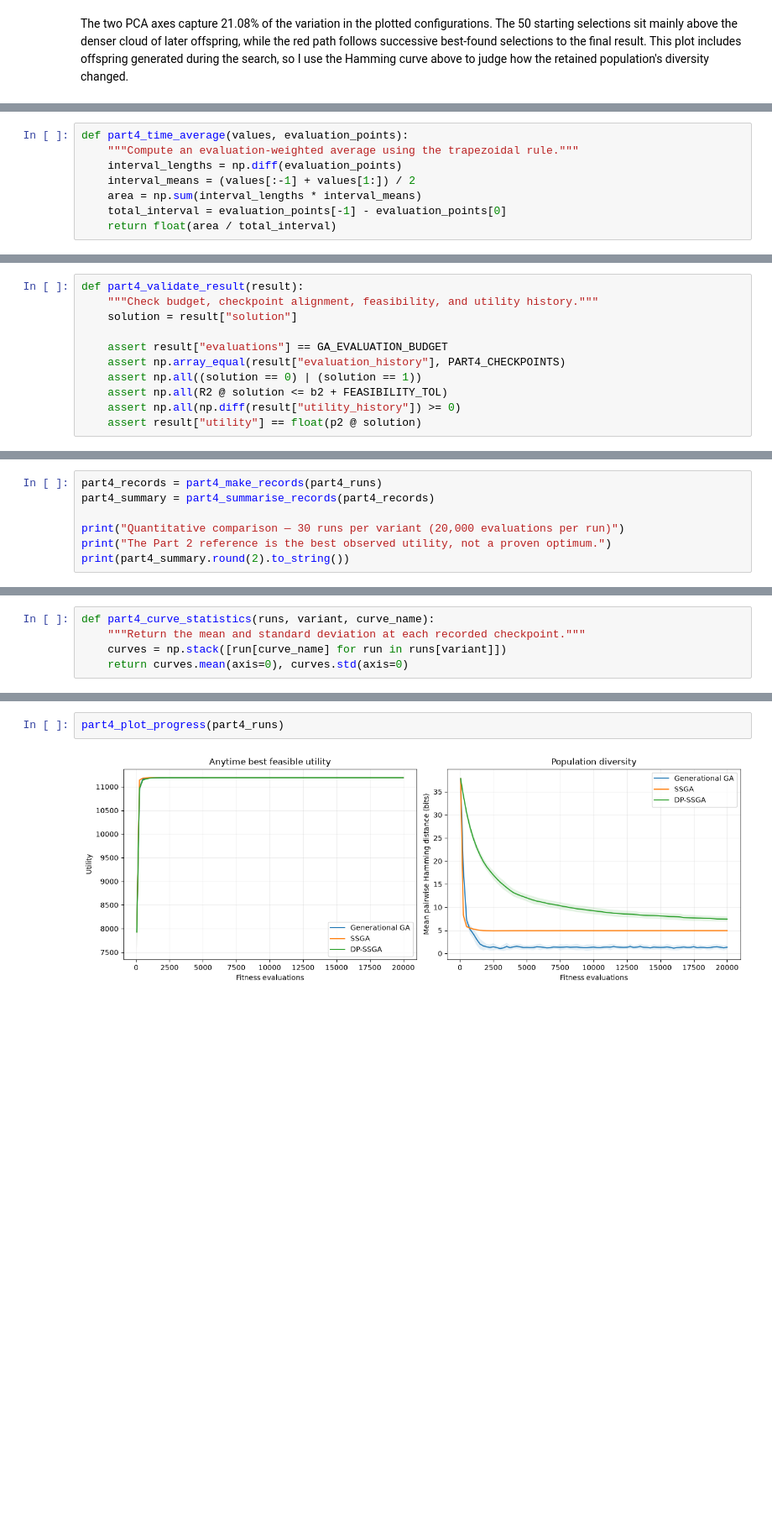
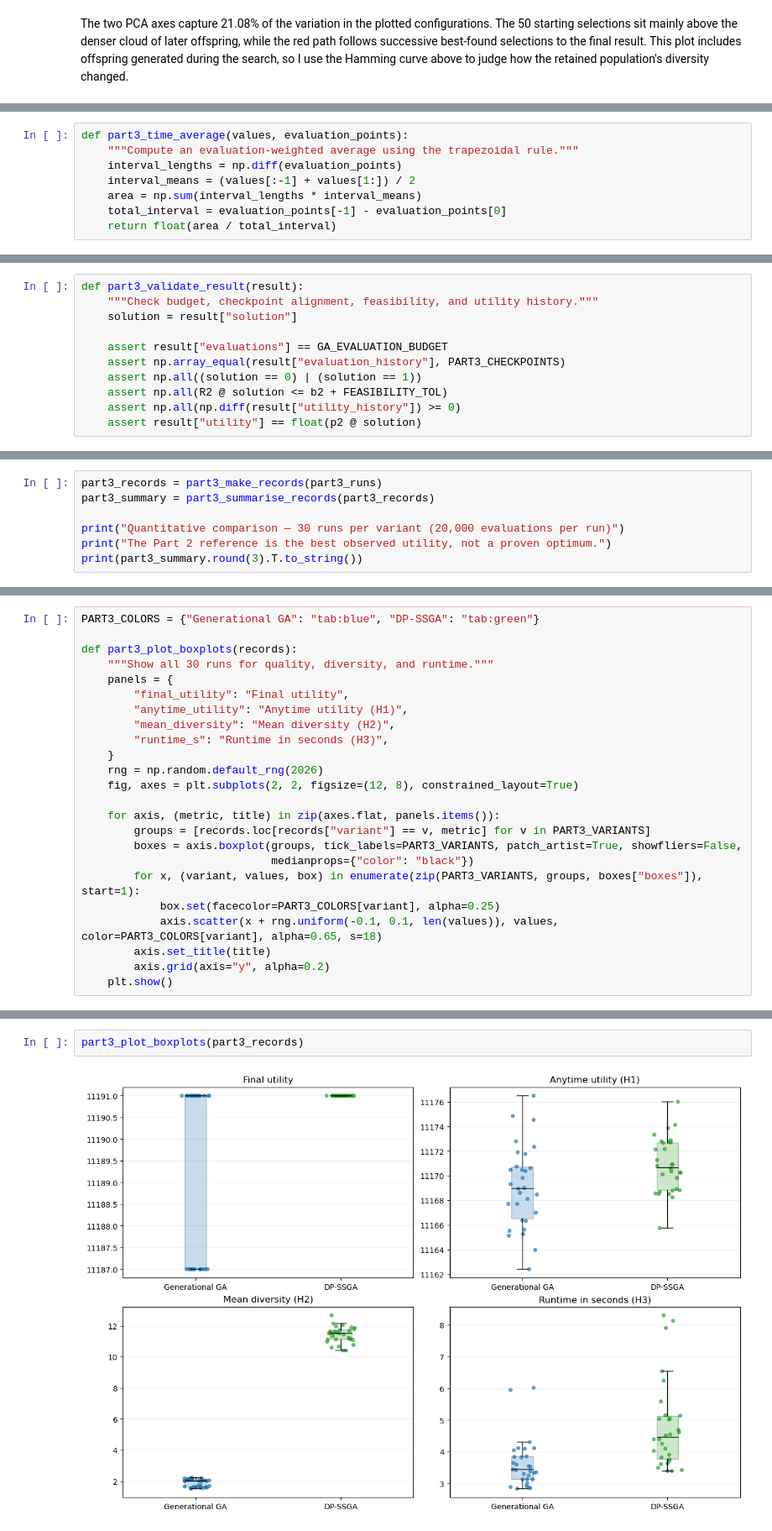
Before and after one commit to CuongMe/CSCU9YE-Artificial-Intelligence-30065980, a Jupyter notebook: 30065980_CSCU9YE_Assignment.ipynb, the cells around one changed output, grey strips where cells are left out. Shown at 84% size. Cells and saved outputs as stored; diff of their text form; blank space fills up the shorter version.

```diff
--- a/30065980_CSCU9YE_Assignment.ipynb
+++ b/30065980_CSCU9YE_Assignment.ipynb
@@ -1440,5 +1418,5 @@ Within the main while loop, two conditional branches distinguish the variant bei
 # %%
-def part4_time_average(values, evaluation_points):
+def part3_time_average(values, evaluation_points):
     """Compute an evaluation-weighted average using the trapezoidal rule."""
     interval_lengths = np.diff(evaluation_points)
     interval_means = (values[:-1] + values[1:]) / 2
@@ -1452,10 +1430,10 @@ Then, part4_time_average() function supports Hypothesis 1 (H1) by measuring how
 # %%
-def part4_validate_result(result):
+def part3_validate_result(result):
     """Check budget, checkpoint alignment, feasibility, and utility history."""
     solution = result["solution"]
 
     assert result["evaluations"] == GA_EVALUATION_BUDGET
-    assert np.array_equal(result["evaluation_history"], PART4_CHECKPOINTS)
+    assert np.array_equal(result["evaluation_history"], PART3_CHECKPOINTS)
     assert np.all((solution == 0) | (solution == 1))
     assert np.all(R2 @ solution <= b2 + FEASIBILITY_TOL)
     assert np.all(np.diff(result["utility_history"]) >= 0)
@@ -1560,10 +1547,10 @@ def part4_summarise_records(records):
 # %%
-part4_records = part4_make_records(part4_runs)
-part4_summary = part4_summarise_records(part4_records)
+part3_records = part3_make_records(part3_runs)
+part3_summary = part3_summarise_records(part3_records)
 
 print("Quantitative comparison — 30 runs per variant (20,000 evaluations per run)")
 print("The Part 2 reference is the best observed utility, not a proven optimum.")
-print(part4_summary.round(2).to_string())
+print(part3_summary.round(3).T.to_string())
 # %% [output]
 Quantitative comparison — 30 runs per variant (20,000 evaluations per run)
 The Part 2 reference is the best observed utility, not a proven optimum.
@@ -1577,5 +1586,24 @@ DP-SSGA            30    11191.00       0.00     11191.0      11170.87
 # %%
-def part4_curve_statistics(runs, variant, curve_name):
-    """Return the mean and standard deviation at each recorded checkpoint."""
-    curves = np.stack([run[curve_name] for run in runs[variant]])
-    return curves.mean(axis=0), curves.std(axis=0)
+PART3_COLORS = {"Generational GA": "tab:blue", "DP-SSGA": "tab:green"}
+
+def part3_plot_boxplots(records):
+    """Show all 30 runs for quality, diversity, and runtime."""
+    panels = {
+        "final_utility": "Final utility",
+        "anytime_utility": "Anytime utility (H1)",
+        "mean_diversity": "Mean diversity (H2)",
+        "runtime_s": "Runtime in seconds (H3)",
+    }
+    rng = np.random.default_rng(2026)
+    fig, axes = plt.subplots(2, 2, figsize=(12, 8), constrained_layout=True)
+
+    for axis, (metric, title) in zip(axes.flat, panels.items()):
+        groups = [records.loc[records["variant"] == v, metric] for v in PART3_VARIANTS]
+        boxes = axis.boxplot(groups, tick_labels=PART3_VARIANTS, patch_artist=True, showfliers=False,
+                             medianprops={"color": "black"})
+        for x, (variant, values, box) in enumerate(zip(PART3_VARIANTS, groups, boxes["boxes"]), start=1):
+            box.set(facecolor=PART3_COLORS[variant], alpha=0.25)
+            axis.scatter(x + rng.uniform(-0.1, 0.1, len(values)), values, color=PART3_COLORS[variant], alpha=0.65, s=18)
+        axis.set_title(title)
+        axis.grid(axis="y", alpha=0.2)
+    plt.show()
@@ -1611,5 +1610,5 @@ def part4_plot_progress(runs):
 # %%
-part4_plot_progress(part4_runs)
+part3_plot_boxplots(part3_records)
 # %% [output]
-[figure, old version]
+[figure, new version]
 # %% [markdown]
```
Also changed, not shown: parts of 125 cells of this notebook, 6 other files.
